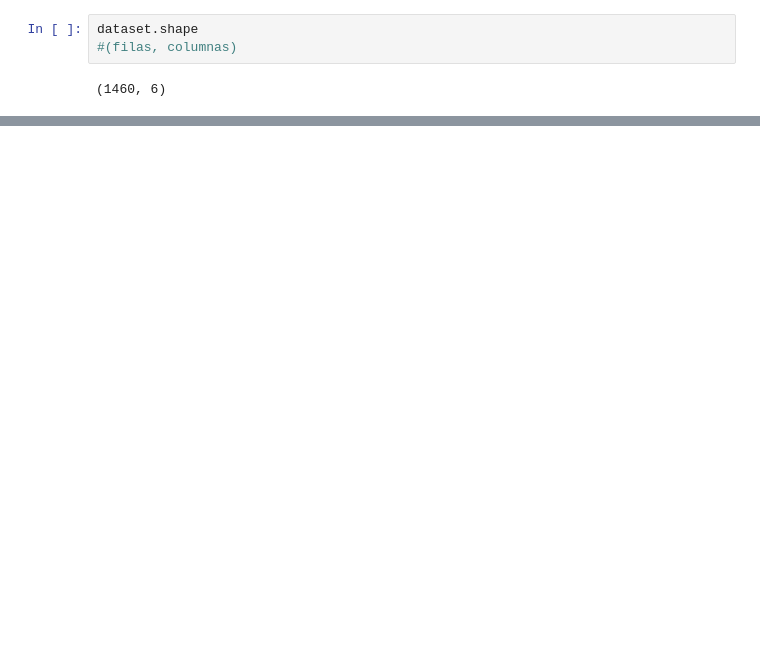
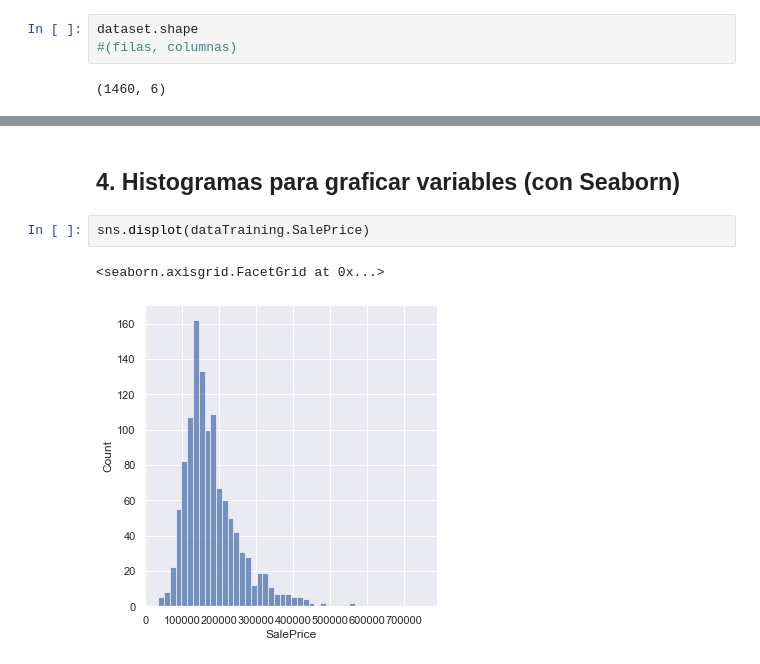
Before and after one commit to alejandrarodas/proyecto_final, a Jupyter notebook: proyecto/proyecto_final.ipynb, the cells around one changed output, grey strips where cells are left out. Cells and saved outputs as stored; diff of their text form; blank space fills up the shorter version.

Commit message:
4. Histogramas de cada variable 5. Cálculos y gráfica de cada variable 6. Función para entrenar parámetros y modelo 7. Ciertas consideraciones para el modelo

```diff
--- a/proyecto/proyecto_final.ipynb
+++ b/proyecto/proyecto_final.ipynb
@@ -157,0 +165,7 @@ dataset['LotFrontage'].hist()
+# %% [markdown]
+## 4. Histogramas para graficar variables (con Seaborn)
+# %%
+sns.displot(dataTraining.SalePrice)
+# %% [output]
+<seaborn.axisgrid.FacetGrid at 0x...>
+[figure, added]
```
Also changed, not shown: parts of 42 cells of this notebook, 1 other file.
